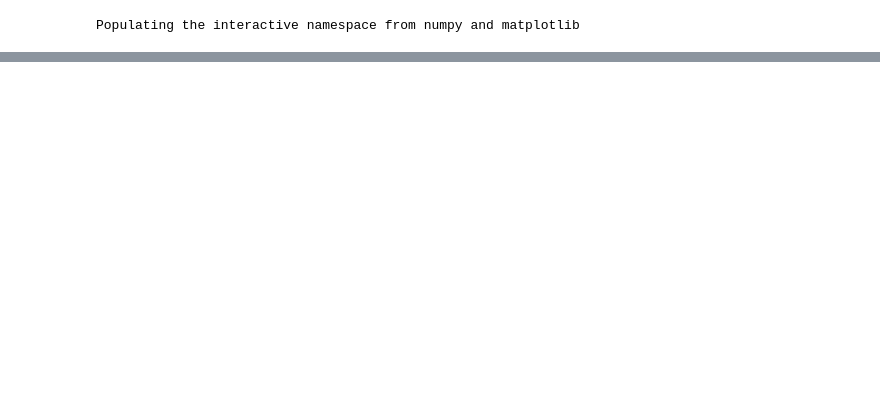
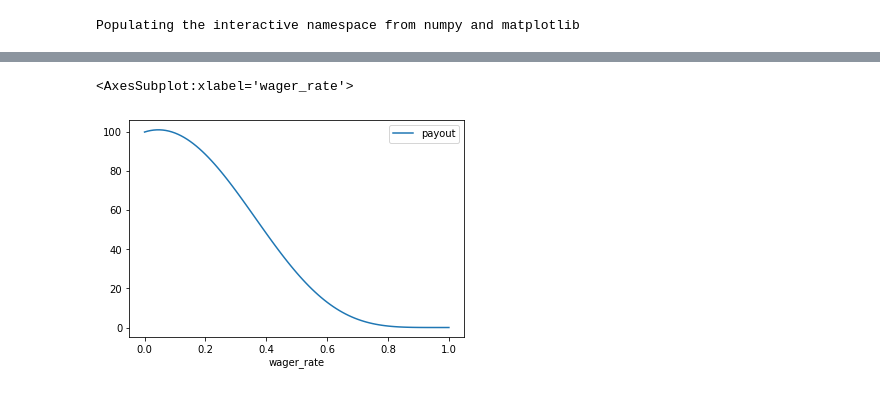
Before and after one commit to benjamin-chang/simbooks, a Jupyter notebook: Kelly Criterion.ipynb, the cells around one changed output, grey strips where cells are left out. Saved outputs shown, nothing was run; the diff lists cells and outputs as text; code cells hidden in the pictures; blank space fills up the shorter version.

```diff
--- a/Kelly Criterion.ipynb
+++ b/Kelly Criterion.ipynb
@@ -76,0 +57,5 @@ array([47239.2   ,   377.9136,  1889.568 , ...,   377.9136,  9447.84  ,
+# %%
+sns.lineplot(data=df.groupby('wager_rate').median())
+# %% [output]
+<AxesSubplot:xlabel='wager_rate'>
+[figure, added]
```
Also changed, not shown: parts of 17 cells of this notebook.
